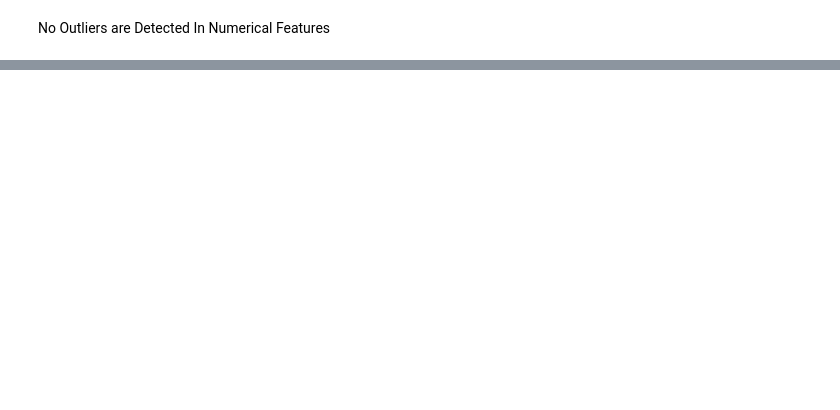
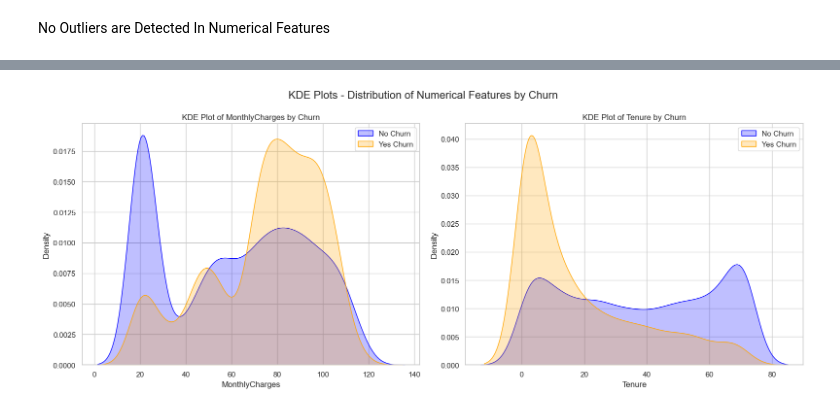
Before and after one commit to ka1817/Customer-Churn-Prediction-in-the-Telecom-Industry-Using-Machine-Learning, a Jupyter notebook: notebooks/eda.ipynb, the cells around one changed output, grey strips where cells are left out. Drawn from its saved outputs; the diff is of its cells as text; code cells hidden in the pictures; blank space fills up the shorter version.

```diff
--- a/notebooks/eda.ipynb
+++ b/notebooks/eda.ipynb
@@ -1281,0 +1319,44 @@ No Outliers are Detected In Numerical Features
+# %%
+import seaborn as sns
+import matplotlib.pyplot as plt
+
+# Set style
+sns.set(style='whitegrid')
+
+# Create subplots
+fig, axes = plt.subplots(1, 2, figsize=(16, 6))
+
+# KDE for MonthlyCharges
+sns.kdeplot(
+    df[df['Churn'] == 'No']['MonthlyCharges'],
+    label='No Churn', shade=True, color='blue', ax=axes[0]
+)
+sns.kdeplot(
+    df[df['Churn'] == 'Yes']['MonthlyCharges'],
+    label='Yes Churn', shade=True, color='orange', ax=axes[0]
+)
+axes[0].set_title('KDE Plot of MonthlyCharges by Churn')
+axes[0].set_xlabel('MonthlyCharges')
+axes[0].set_ylabel('Density')
+axes[0].legend()
+
+# KDE for tenure
+sns.kdeplot(
+    df[df['Churn'] == 'No']['tenure'],
+    label='No Churn', shade=True, color='blue', ax=axes[1]
+)
+sns.kdeplot(
+    df[df['Churn'] == 'Yes']['tenure'],
+    label='Yes Churn', shade=True, color='orange', ax=axes[1]
+)
+axes[1].set_title('KDE Plot of Tenure by Churn')
+axes[1].set_xlabel('Tenure')
+axes[1].set_ylabel('Density')
+axes[1].legend()
+
+# Adjust layout
+plt.tight_layout()
+plt.suptitle('KDE Plots - Distribution of Numerical Features by Churn', fontsize=16, y=1.05)
+plt.show()
+# %% [output]
+[figure, added]
```
Also changed, not shown: parts of 48 cells of this notebook.
